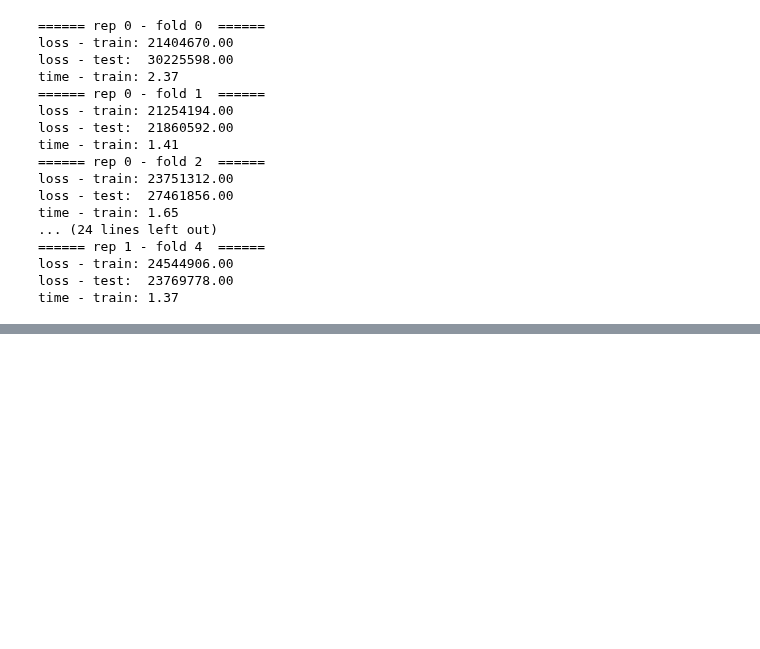
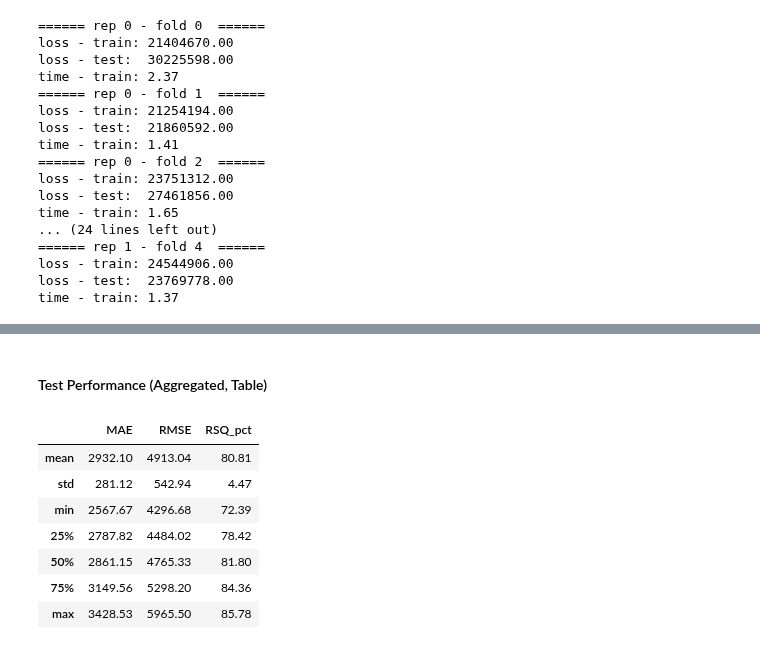
Before and after one commit to Olhaau/fl-official-statistics-addon, a Jupyter notebook: _dev/06_insurance_federated_cv_new.ipynb, the cells around one changed output, grey strips where cells are left out. Drawn from its saved outputs; the diff is of its cells as text; code cells hidden in the pictures; blank space fills up the shorter version.

```diff
--- a/_dev/06_insurance_federated_cv_new.ipynb
+++ b/_dev/06_insurance_federated_cv_new.ipynb
@@ -421,0 +341,13 @@ TypeError: ignored
+# %% [markdown]
+#### Test Performance (Aggregated, Table)
+# %%
+perfs_df[['MAE', 'RMSE', 'RSQ_pct']].describe()[1:].round(2)
+# %% [output]
+|  | MAE | RMSE | RSQ_pct |
+| mean | 2932.10 | 4913.04 | 80.81 |
+| std | 281.12 | 542.94 | 4.47 |
+| min | 2567.67 | 4296.68 | 72.39 |
+| 25% | 2787.82 | 4484.02 | 78.42 |
+| 50% | 2861.15 | 4765.33 | 81.80 |
+| 75% | 3149.56 | 5298.20 | 84.36 |
+| max | 3428.53 | 5965.50 | 85.78 |
```
Also changed, not shown: parts of 44 cells of this notebook.
